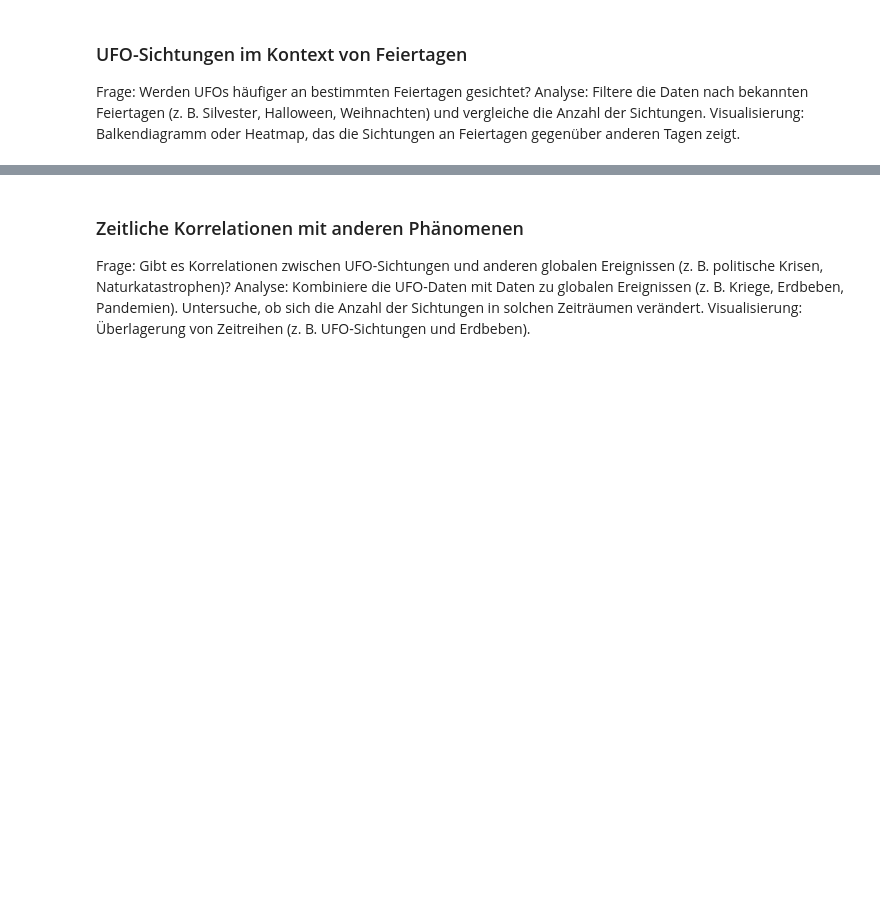
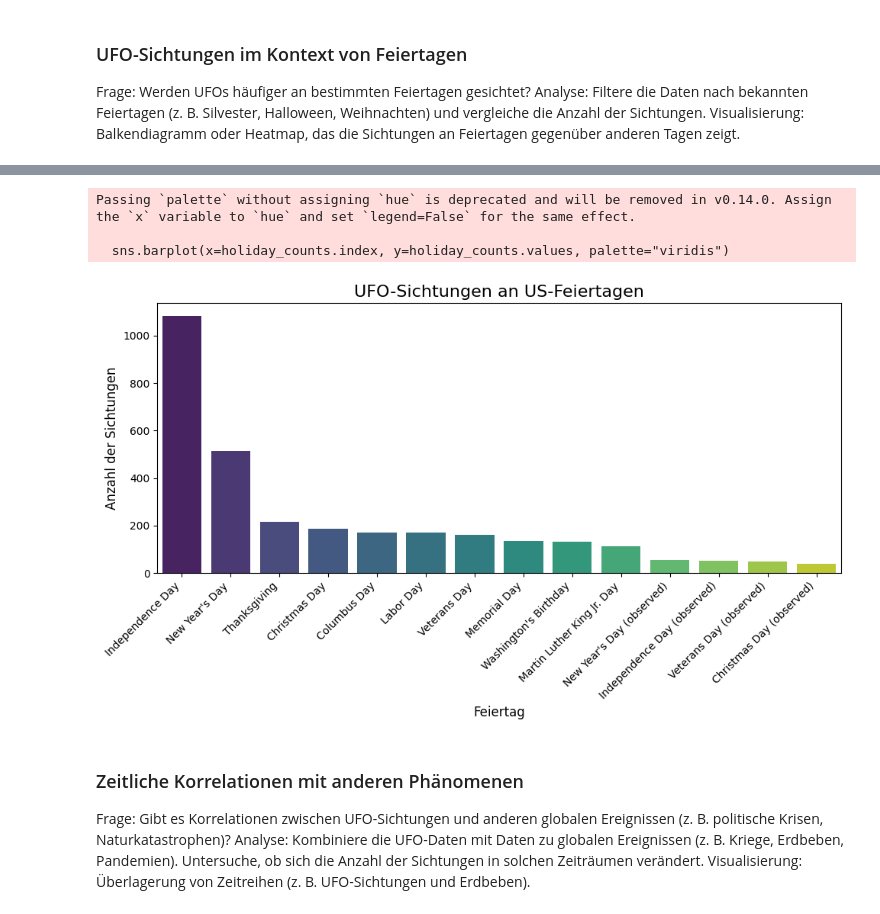
Before and after one commit to PiniPinella/Projekt_UFO, a Jupyter notebook: Laura/first_try.ipynb, the cells around one changed output, grey strips where cells are left out. Cells and saved outputs as stored; diff of their text form; code cells hidden in the pictures; blank space fills up the shorter version.

```diff
--- a/Laura/first_try.ipynb
+++ b/Laura/first_try.ipynb
@@ -457,0 +496,32 @@ print(us_holidays)
+# %%
+# USA ziehen
+us_sightings = ufo_sightings_df[ufo_sightings_df["country"] == "us"]
+
+# in dt umwandeln
+us_sightings["datetime"] = pd.to_datetime(us_sightings["datetime"])
+
+#datum rausziehen
+us_sightings["date"] = us_sightings["datetime"].dt.date
+
+# Zeitraum für die Feiertage
+min_date = us_sightings["date"].min()
+max_date = us_sightings["date"].max()
+
+# Feiertags-Objekt für  USA
+us_holidays = holidays.US(years=range(min_date.year, max_date.year + 1))
+
+# Konvertiere die Feiertage in ein Set für schnellen Abgleich
+us_holidays_set = set(us_holidays.keys())
+
+# holiday ja nein
+us_sightings["is_holiday"] = us_sightings["date"].isin(us_holidays_set)
+
+# holidayname
+us_sightings["holiday_name"] = us_sightings["date"].apply(lambda x: us_holidays.get(x))
+
+# Nur Feiertage
+holiday_sightings = us_sightings[us_sightings["is_holiday"]]
+
+# Anzahl der Sichtungen pro Feiertag zählen
+holiday_counts = holiday_sightings["holiday_name"].value_counts()
+print(holiday_counts)
@@ -458,3 +565,21 @@ print(us_holidays)
+# %%
+# visualisierung
+
+plt.figure(figsize=(10, 6))
+sns.barplot(x=holiday_counts.index, y=holiday_counts.values, palette="viridis")
+
+plt.title("UFO-Sichtungen an US-Feiertagen", fontsize=16)
+plt.xlabel("Feiertag", fontsize=12)
+plt.ylabel("Anzahl der Sichtungen", fontsize=12)
+plt.xticks(rotation=45, ha="right")  # Feiertagsnamen drehen, um Lesbarkeit zu verbessern
+
+plt.tight_layout()
+plt.show()
+# %% [output]
+Passing `palette` without assigning `hue` is deprecated and will be removed in v0.14.0. Assign the `x` variable to `hue` and set `legend=False` for the same effect.
+
+  sns.barplot(x=holiday_counts.index, y=holiday_counts.values, palette="viridis")
+[figure, added]
 # %% [markdown]
 ### Zeitliche Korrelationen mit anderen Phänomenen
 Frage: Gibt es Korrelationen zwischen UFO-Sichtungen und anderen globalen Ereignissen (z. B. politische Krisen, Naturkatastrophen)?
```
Also changed, not shown: parts of 12 cells of this notebook.
